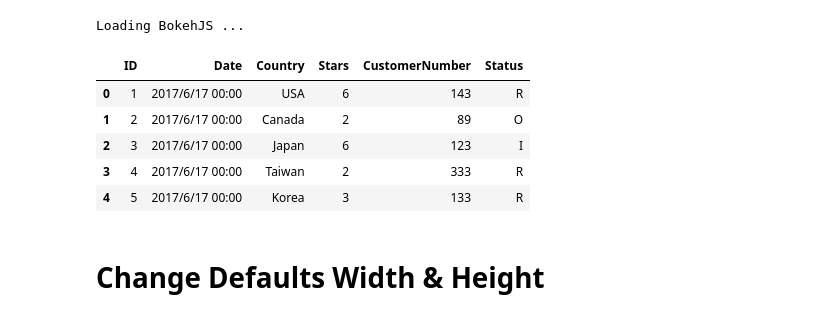
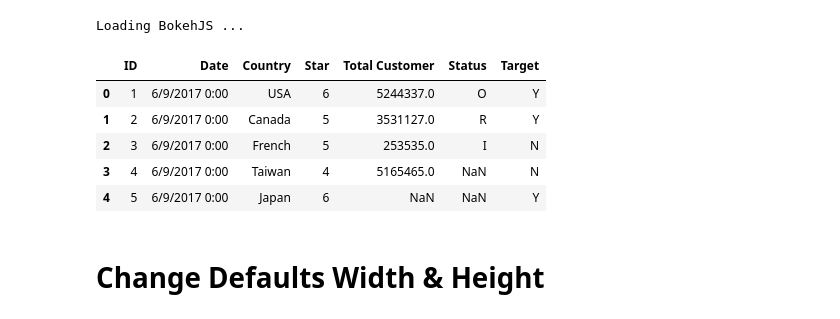
Before and after one commit to iamshihshan/PyOllyTutorial, a Jupyter notebook: 05_Bokeh Interactive Plot.ipynb, the cells around one changed output. Drawn from its saved outputs; the diff is of its cells as text; code cells hidden in the pictures.

```diff
--- a/05_Bokeh Interactive Plot.ipynb
+++ b/05_Bokeh Interactive Plot.ipynb
@@ -11,15 +11,15 @@ import pandas as pd
 # %% [output]
 Loading BokehJS ...
 # %%
-df = pd.read_csv(r'C:\Users\Olly\Downloads\Python\PyOlly\OllyPythonTutorial\DataBase\CSVData.csv')
+df = pd.read_csv('DataBase/CSVData.csv')
 df.head()
 # %% [output]
-|  | ID | Date | Country | Stars | CustomerNumber | Status |
-| 0 | 1 | 2017/6/17 00:00 | USA | 6 | 143 | R |
-| 1 | 2 | 2017/6/17 00:00 | Canada | 2 | 89 | O |
-| 2 | 3 | 2017/6/17 00:00 | Japan | 6 | 123 | I |
-| 3 | 4 | 2017/6/17 00:00 | Taiwan | 2 | 333 | R |
-| 4 | 5 | 2017/6/17 00:00 | Korea | 3 | 133 | R |
+|  | ID | Date | Country | Star | Total Customer | Status | Target |
+| 0 | 1 | 6/9/2017 0:00 | USA | 6 | 5244337.0 | O | Y |
+| 1 | 2 | 6/9/2017 0:00 | Canada | 5 | 3531127.0 | R | Y |
+| 2 | 3 | 6/9/2017 0:00 | French | 5 | 253535.0 | I | N |
+| 3 | 4 | 6/9/2017 0:00 | Taiwan | 4 | 5165465.0 | NaN | N |
+| 4 | 5 | 6/9/2017 0:00 | Japan | 6 | NaN | NaN | Y |
 # %% [markdown]
 # Change Defaults Width & Height
 # %%
```
Also changed, not shown: parts of 12 cells of this notebook, 5 other files.
